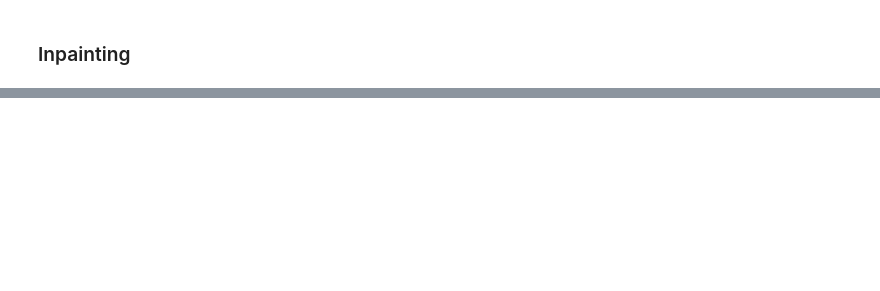
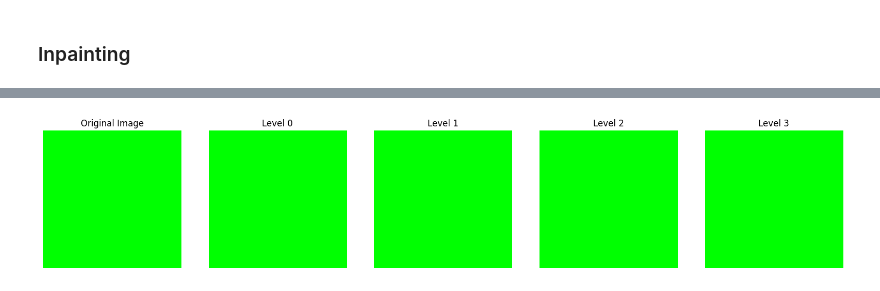
Before and after one commit to Abhinav7R/PatchMatchDIP, a Jupyter notebook: code/inpainting.ipynb, the cells around one changed output, grey strips where cells are left out. Cells and saved outputs as stored; diff of their text form; code cells hidden in the pictures; blank space fills up the shorter version.

```diff
--- a/code/inpainting.ipynb
+++ b/code/inpainting.ipynb
@@ -175,0 +274,4 @@ plt.imshow(inpainter.pyramid[0][0])
+# %%
+src_img = cv2.imread("../images/green.jpg")
+mask = cv2.imread("../images/green_mask.png", cv2.IMREAD_GRAYSCALE)
+mask = np.where(mask > 127, 1, 0).astype(np.uint8)
@@ -175,0 +286,15 @@ plt.imshow(inpainter.pyramid[0][0])
+# %%
+length = len(inpainted_images)
+plt.figure(figsize=(20, 20))
+plt.subplot(1, length+1, 1)
+plt.imshow(cv2.cvtColor(src_img, cv2.COLOR_BGR2RGB))
+plt.title("Original Image")
+plt.axis("off")
+for i in range(length):
+    plt.subplot(1, length+1, i+2)
+    plt.imshow(cv2.cvtColor(inpainted_images[i], cv2.COLOR_BGR2RGB))
+    plt.title(f"Level {i}")
+    plt.axis("off")
+plt.show()
+# %% [output]
+[figure, added]
```
Also changed, not shown: parts of 15 cells of this notebook, 8 other files.
